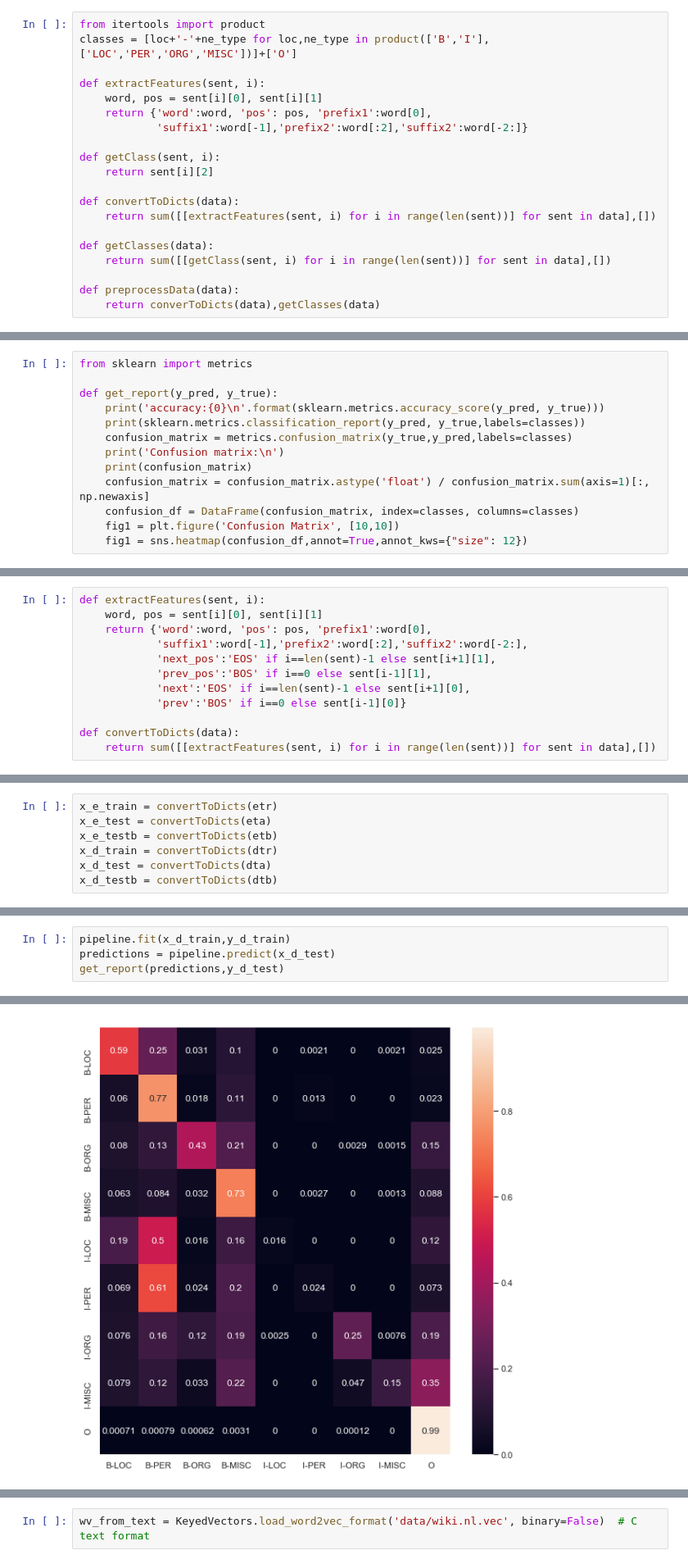
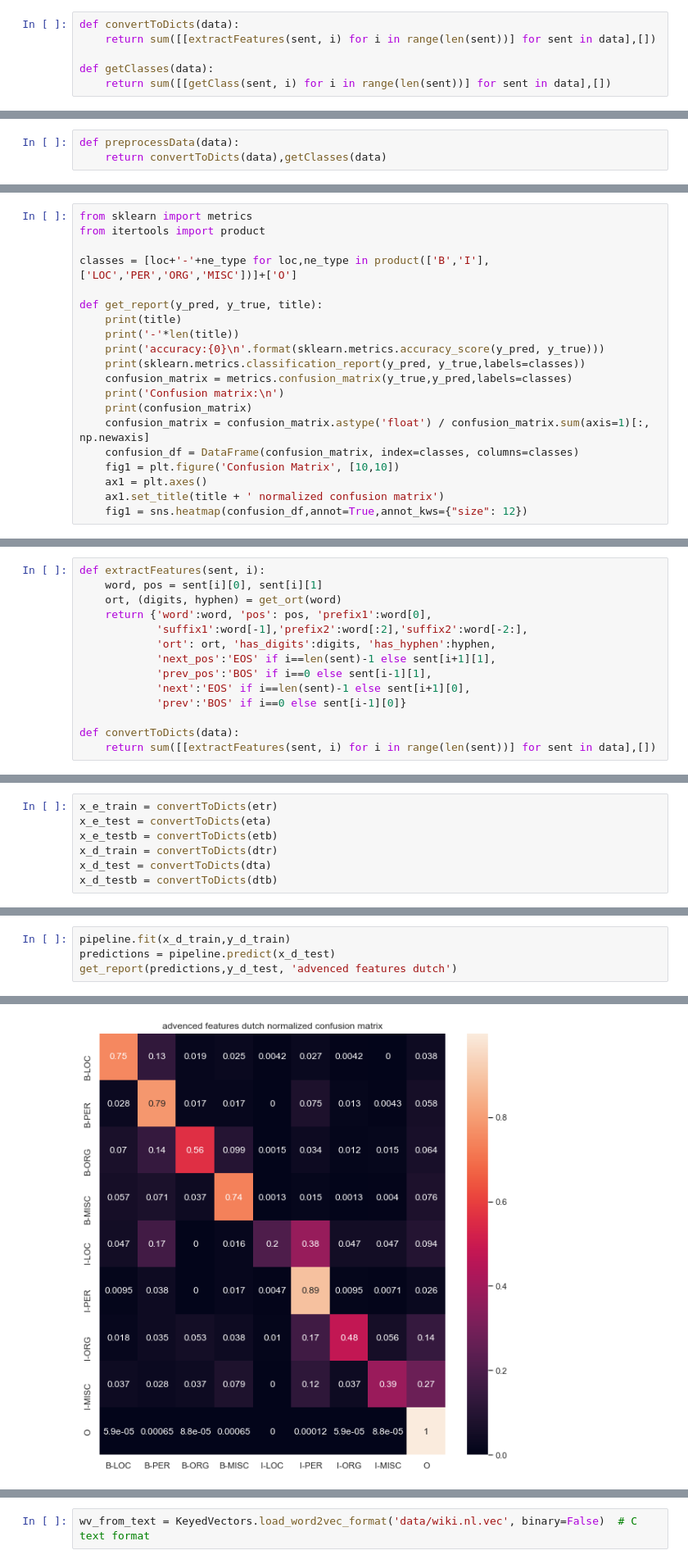
Before and after one commit to dolavn/NLP_191_2, a Jupyter notebook: Assignment2.ipynb, the cells around one changed output, grey strips where cells are left out. Shown at 82% size. Drawn from its saved outputs; the diff is of its cells as text.

```diff
--- a/Assignment2.ipynb
+++ b/Assignment2.ipynb
@@ -1285,20 +1353,6 @@ We'll create a method for converting each word into a dictionary, and extracting
 # %%
-from itertools import product
-classes = [loc+'-'+ne_type for loc,ne_type in product(['B','I'],['LOC','PER','ORG','MISC'])]+['O']
-
-def extractFeatures(sent, i):
-    word, pos = sent[i][0], sent[i][1]
-    return {'word':word, 'pos': pos, 'prefix1':word[0],
-            'suffix1':word[-1],'prefix2':word[:2],'suffix2':word[-2:]}
-
-def getClass(sent, i):
-    return sent[i][2]
-
 def convertToDicts(data):
     return sum([[extractFeatures(sent, i) for i in range(len(sent))] for sent in data],[])
 
 def getClasses(data):
     return sum([[getClass(sent, i) for i in range(len(sent))] for sent in data],[])
-
-def preprocessData(data):
-    return converToDicts(data),getClasses(data)
@@ -1304,0 +1361,3 @@ def preprocessData(data):
+# %%
+def preprocessData(data):
+    return convertToDicts(data),getClasses(data)
@@ -1336,7 +1399,12 @@ Before testing and evaluating our model, let's create a method that would give u
 # %%
 from sklearn import metrics
+from itertools import product
 
-def get_report(y_pred, y_true):
+classes = [loc+'-'+ne_type for loc,ne_type in product(['B','I'],['LOC','PER','ORG','MISC'])]+['O']
+
+def get_report(y_pred, y_true, title):
+    print(title)
+    print('-'*len(title))
     print('accuracy:{0}\n'.format(sklearn.metrics.accuracy_score(y_pred, y_true)))
     print(sklearn.metrics.classification_report(y_pred, y_true,labels=classes))
     confusion_matrix = metrics.confusion_matrix(y_true,y_pred,labels=classes)
@@ -1345,6 +1413,8 @@ def get_report(y_pred, y_true):
     confusion_matrix = confusion_matrix.astype('float') / confusion_matrix.sum(axis=1)[:, np.newaxis]
     confusion_df = DataFrame(confusion_matrix, index=classes, columns=classes)
     fig1 = plt.figure('Confusion Matrix', [10,10])
+    ax1 = plt.axes()
+    ax1.set_title(title + ' normalized confusion matrix')
     fig1 = sns.heatmap(confusion_df,annot=True,annot_kws={"size": 12})
 # %% [markdown]
 Let's now test our model on the test dataset, we'll make the predictions on the test dataset.
@@ -1400,8 +1480,10 @@ accuracy:0.9484702947966143
 # %%
 def extractFeatures(sent, i):
     word, pos = sent[i][0], sent[i][1]
+    ort, (digits, hyphen) = get_ort(word)
     return {'word':word, 'pos': pos, 'prefix1':word[0],
             'suffix1':word[-1],'prefix2':word[:2],'suffix2':word[-2:],
+            'ort': ort, 'has_digits':digits, 'has_hyphen':hyphen,
             'next_pos':'EOS' if i==len(sent)-1 else sent[i+1][1],
             'prev_pos':'BOS' if i==0 else sent[i-1][1],
             'next':'EOS' if i==len(sent)-1 else sent[i+1][0],
@@ -1442,5 +1532,5 @@ accuracy:0.9174272055627988
 # %%
 pipeline.fit(x_d_train,y_d_train)
 predictions = pipeline.predict(x_d_test)
-get_report(predictions,y_d_test)
+get_report(predictions,y_d_test, 'advenced features dutch')
 # %% [output]
@@ -1464 +1554 @@ accuracy:0.944516676838167
-[figure, old version]
+[figure, new version]
```
Also changed, not shown: parts of 101 cells of this notebook.
